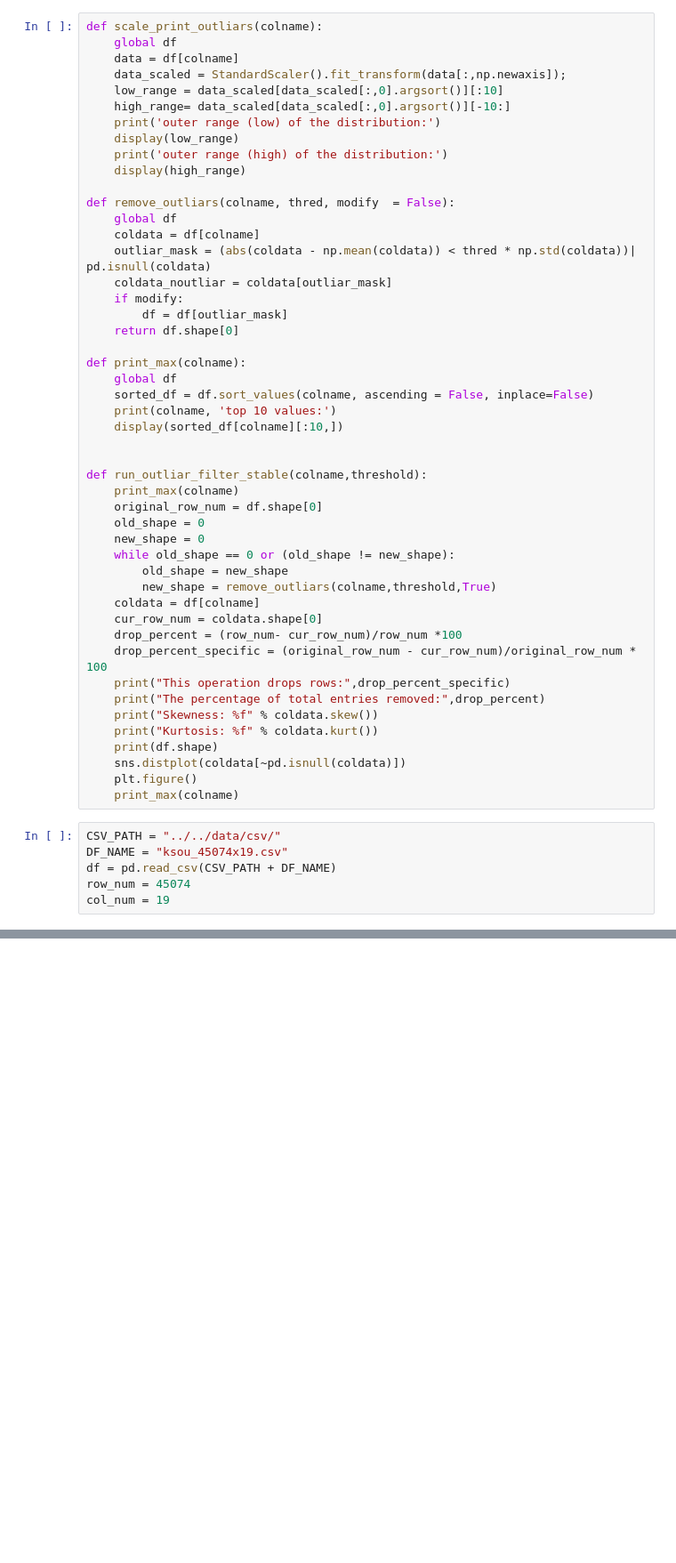
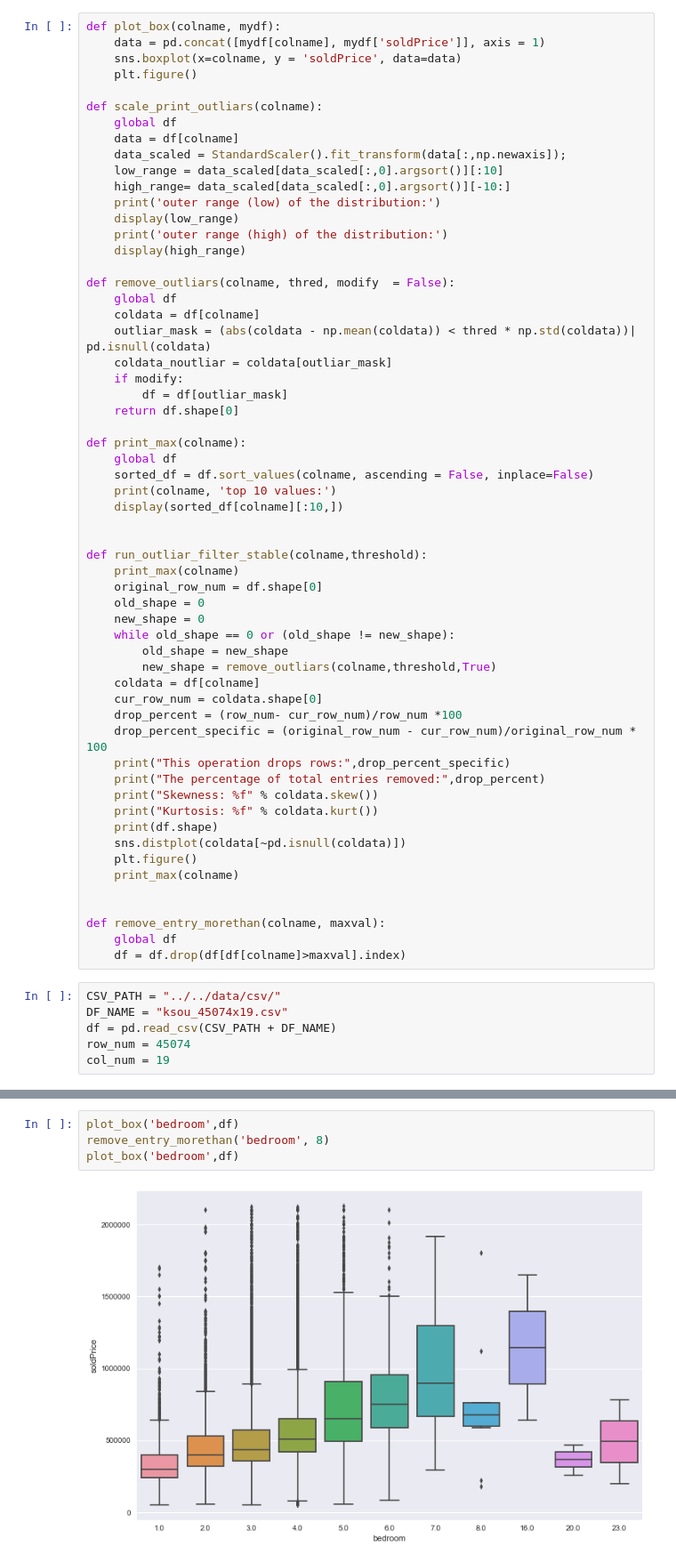
Before and after one commit to JiyanBlack/Perth_Rental_Prediction_Datawarehousing, a Jupyter notebook: analysis/notebook/data_preprocess_remove_outliars.ipynb, the cells around one changed output, grey strips where cells are left out. Shown at 89% size. Cells and saved outputs as stored; diff of their text form; blank space fills up the shorter version.

```diff
--- a/analysis/notebook/data_preprocess_remove_outliars.ipynb
+++ b/analysis/notebook/data_preprocess_remove_outliars.ipynb
@@ -12,6 +12,11 @@ warnings.filterwarnings('ignore')
 %matplotlib inline
 sns.set(rc={"figure.figsize": (12, 8)})
 # %%
+def plot_box(colname, mydf):
+    data = pd.concat([mydf[colname], mydf['soldPrice']], axis = 1)
+    sns.boxplot(x=colname, y = 'soldPrice', data=data)
+    plt.figure()
+
 def scale_print_outliars(colname):
     global df
     data = df[colname]
@@ -59,6 +64,11 @@ def run_outliar_filter_stable(colname,threshold):
     sns.distplot(coldata[~pd.isnull(coldata)])
     plt.figure()
     print_max(colname)
+
+
+def remove_entry_morethan(colname, maxval):
+    global df
+    df = df.drop(df[df[colname]>maxval].index)
 # %%
 CSV_PATH = "../../data/csv/"
 DF_NAME = "ksou_45074x19.csv"
@@ -307,0 +248,6 @@ Name: buildingSize, dtype: float64
+# %%
+plot_box('bedroom',df)
+remove_entry_morethan('bedroom', 8)
+plot_box('bedroom',df)
+# %% [output]
+[figure, added]
```
Also changed, not shown: parts of 13 cells of this notebook, 4 other files.
